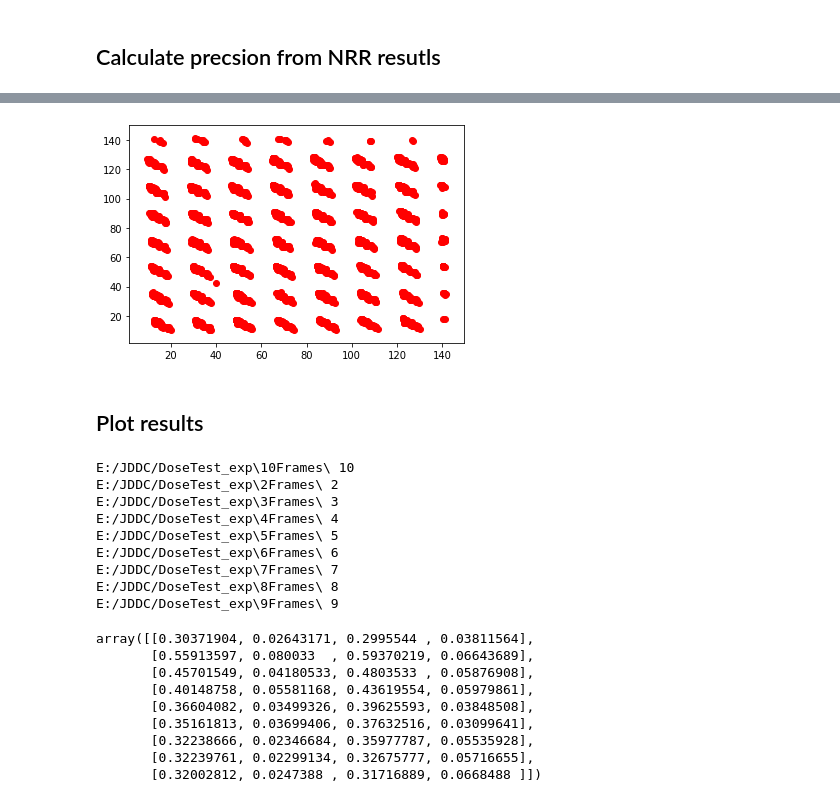
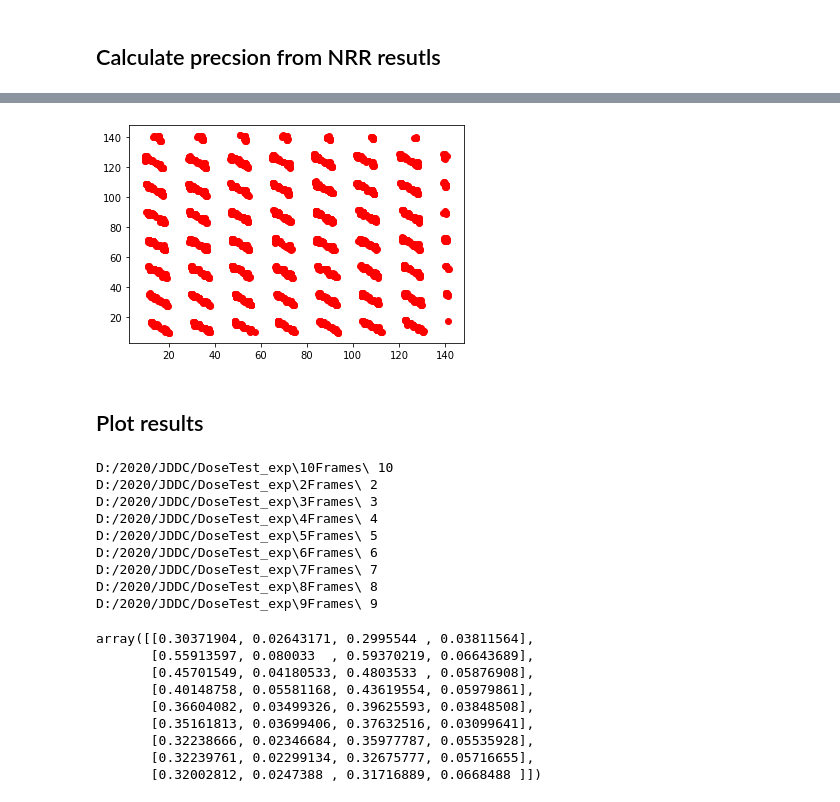
Before and after one commit to CY-Zhang/PyProcessingCodes, a Jupyter notebook: JDDC/DoseTest_exp.ipynb, the cells around one changed output, grey strips where cells are left out. Drawn from its saved outputs; the diff is of its cells as text; code cells hidden in the pictures.

```diff
--- a/JDDC/DoseTest_exp.ipynb
+++ b/JDDC/DoseTest_exp.ipynb
@@ -45,8 +45,8 @@ print(prec_y_list.mean())
 0.4672658666965863
 0.5461900118395038
 # %%
-path = 'D:/2020/JDDC/DoseTest_exp/2Frames/'
-list_2 = glob.glob(path + '2Frames*results/')
+path = 'D:/2020/JDDC/DoseTest_exp/10Frames/'
+list_2 = glob.glob(path + '10Frames*results/')
 prec_x_list = np.zeros((len(list_2),1))
 prec_y_list = np.zeros((len(list_2),1))
 count = 0
@@ -161,7 +161,7 @@ np.save(path+'prec_y_jddc.npy',prec_y_list)
 # %% [markdown]
 ## Calculate precsion from NRR resutls
 # %%
-path = 'E:/JDDC/DoseTest_exp/*Frames/'
+path = 'D:/2020/JDDC/DoseTest_exp/*Frames/'
 folder_list = glob.glob(path)
 for ifolder in range(len(folder_list)):
     fullpath = folder_list[ifolder]
@@ -206,9 +206,9 @@ E:/JDDC/DoseTest_exp\2Frames\
-[figure, old version]
+[figure, new version]
 # %% [markdown]
 ## Plot results
 # %%
 # Process precision calculated from JDDC and NRR results, calculate average precision and standard deviation
-path = 'E:/JDDC/DoseTest_exp/*Frames/'
+path = 'D:/2020/JDDC/DoseTest_exp/*Frames/'
 folder_list = glob.glob(path)
 # Create two arrays to save precision and standard deviation for both jddc and nrr
 prec_jddc = np.zeros((len(folder_list),4))
@@ -235,15 +235,15 @@ for ifolder in range(len(folder_list)):
     nframes[ifolder,0] = int(fullpath.split('/')[-1][13:-7])
     print(fullpath, fullpath.split('/')[-1][13:-7])
 # %% [output]
-E:/JDDC/DoseTest_exp\10Frames\ 10
-E:/JDDC/DoseTest_exp\2Frames\ 2
-E:/JDDC/DoseTest_exp\3Frames\ 3
-E:/JDDC/DoseTest_exp\4Frames\ 4
-E:/JDDC/DoseTest_exp\5Frames\ 5
-E:/JDDC/DoseTest_exp\6Frames\ 6
-E:/JDDC/DoseTest_exp\7Frames\ 7
-E:/JDDC/DoseTest_exp\8Frames\ 8
-E:/JDDC/DoseTest_exp\9Frames\ 9
+D:/2020/JDDC/DoseTest_exp\10Frames\ 10
+D:/2020/JDDC/DoseTest_exp\2Frames\ 2
+D:/2020/JDDC/DoseTest_exp\3Frames\ 3
+D:/2020/JDDC/DoseTest_exp\4Frames\ 4
+D:/2020/JDDC/DoseTest_exp\5Frames\ 5
+D:/2020/JDDC/DoseTest_exp\6Frames\ 6
+D:/2020/JDDC/DoseTest_exp\7Frames\ 7
+D:/2020/JDDC/DoseTest_exp\8Frames\ 8
+D:/2020/JDDC/DoseTest_exp\9Frames\ 9
 # %%
 prec_nrr
 # %% [output]
```
Also changed, not shown: parts of 6 cells of this notebook.
